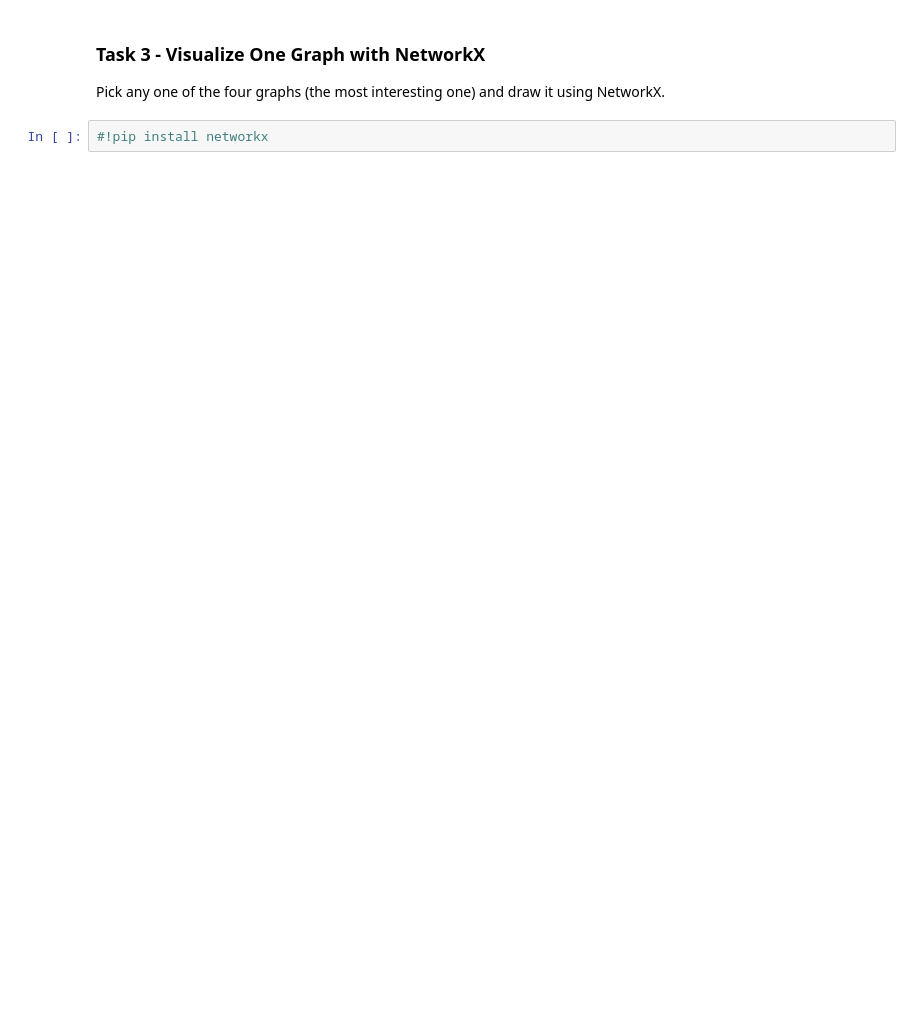
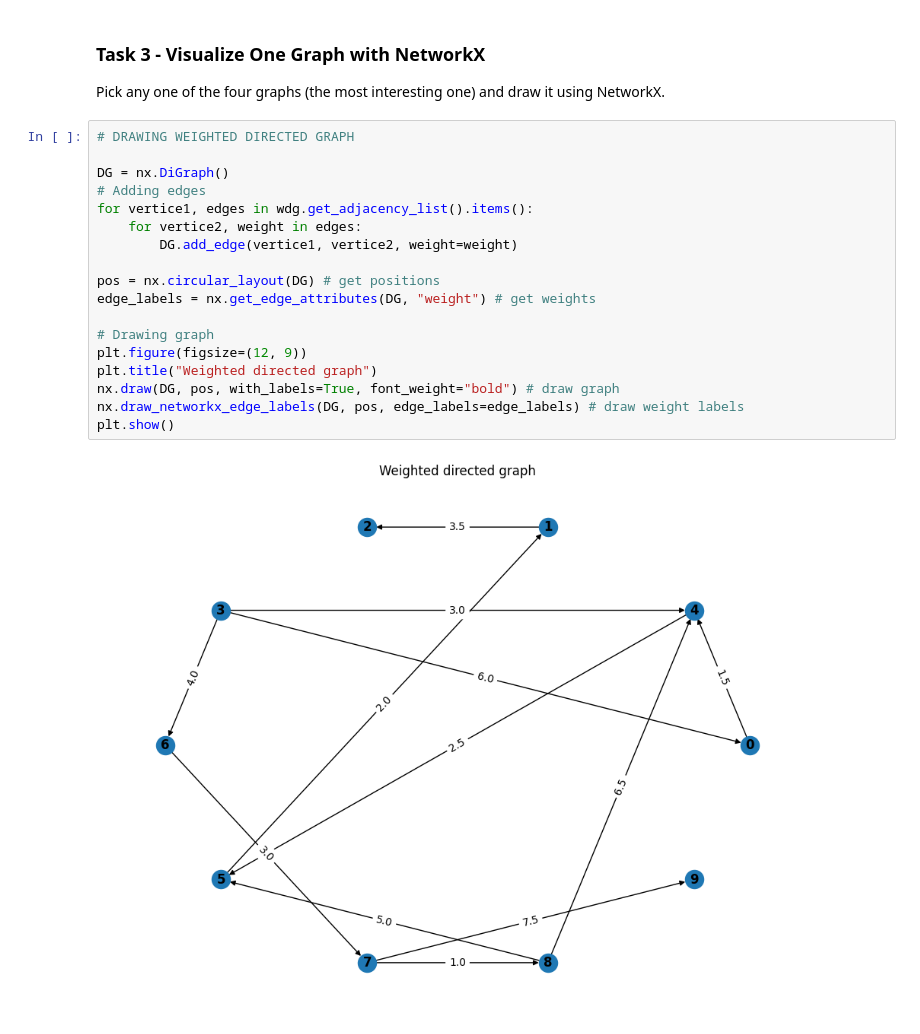
Before and after one commit to Eternal-insomnia/Algorithms-in-ML-practice, a Jupyter notebook: graph-tasks/tasks.ipynb, the cells around one changed output. Cells and saved outputs as stored; diff of their text form; blank space fills up the shorter version.

```diff
--- a/graph-tasks/tasks.ipynb
+++ b/graph-tasks/tasks.ipynb
@@ -73,4 +81,22 @@ DFS for Unweighted Undirected graph is: [3, 0, 4, 5, 1, 2, 8, 7, 6, 9]
 ### Task 3 - Visualize One Graph with NetworkX
 Pick any one of the four graphs (the most interesting one) and draw it using NetworkX.
 # %%
-#!pip install networkx
+# DRAWING WEIGHTED DIRECTED GRAPH
+
+DG = nx.DiGraph()
+# Adding edges
+for vertice1, edges in wdg.get_adjacency_list().items():
+    for vertice2, weight in edges:
+        DG.add_edge(vertice1, vertice2, weight=weight)
+
+pos = nx.circular_layout(DG) # get positions
+edge_labels = nx.get_edge_attributes(DG, "weight") # get weights
+
+# Drawing graph
+plt.figure(figsize=(12, 9))
+plt.title("Weighted directed graph")
+nx.draw(DG, pos, with_labels=True, font_weight="bold") # draw graph
+nx.draw_networkx_edge_labels(DG, pos, edge_labels=edge_labels) # draw weight labels
+plt.show()
+# %% [output]
+[figure, added]
```
Also changed, not shown: parts of 3 cells of this notebook, 1 other file.
